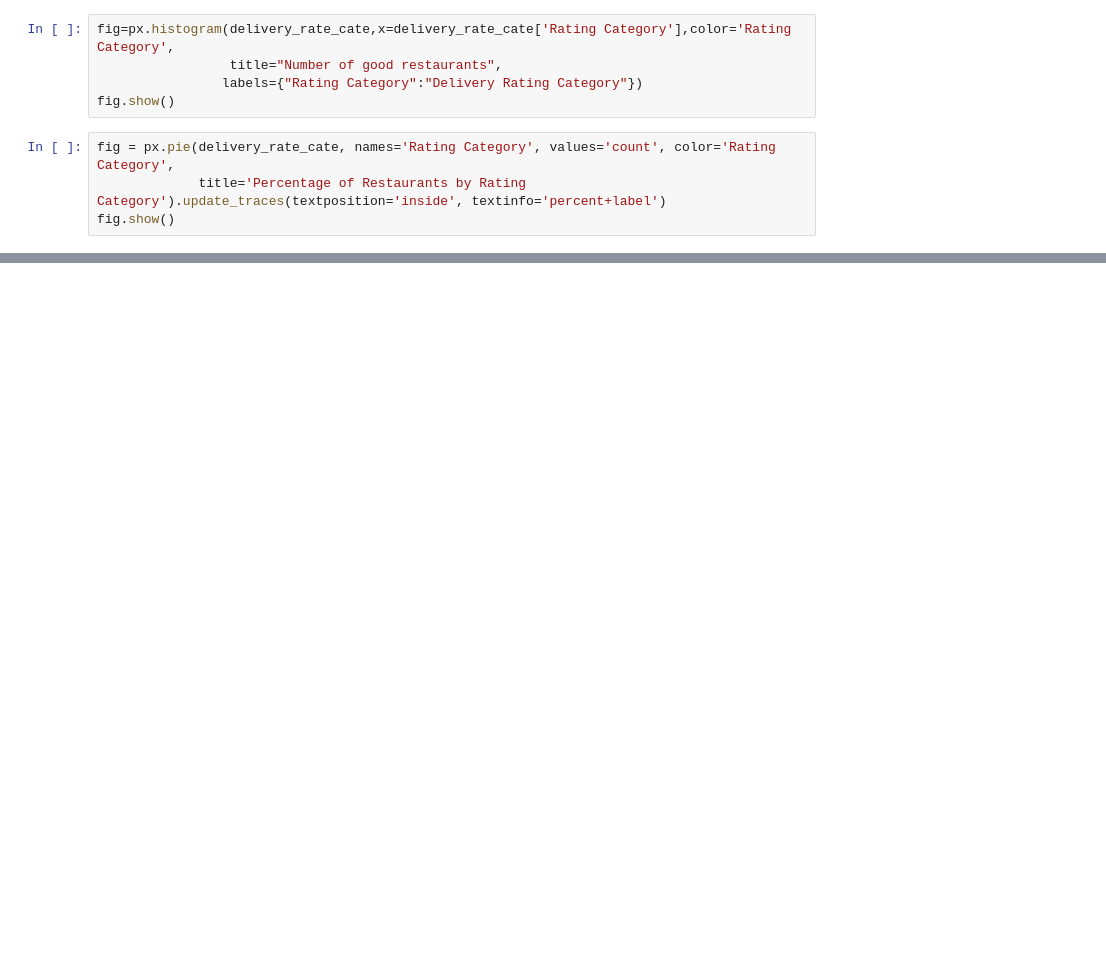
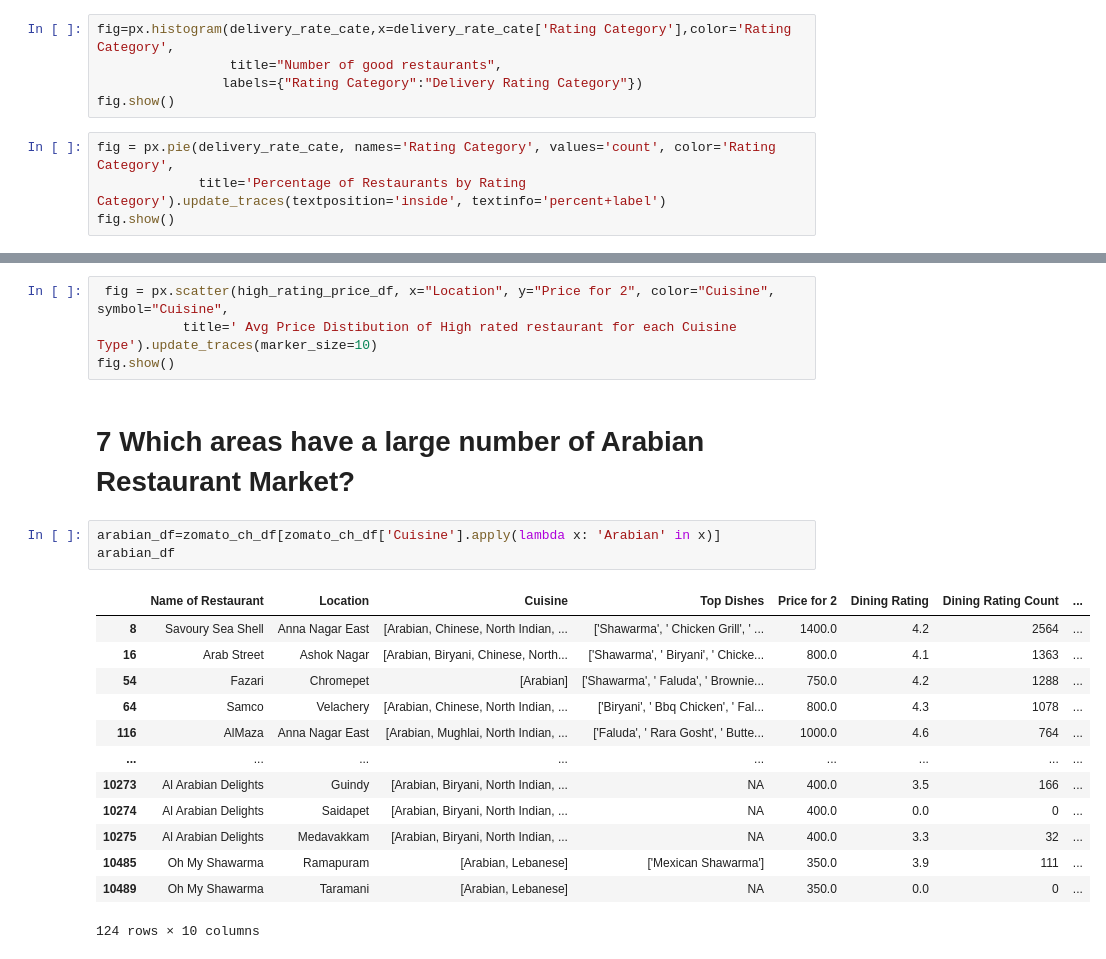
Before and after one commit to DayanaSpenzer/Data-Visualization, a Jupyter notebook: Zomato_Chennai.ipynb, the cells around one changed output, grey strips where cells are left out. Cells and saved outputs as stored; diff of their text form; blank space fills up the shorter version.

```diff
--- a/Zomato_Chennai.ipynb
+++ b/Zomato_Chennai.ipynb
@@ -350,0 +453,23 @@ fig.show()
+# %%
+ fig = px.scatter(high_rating_price_df, x="Location", y="Price for 2", color="Cuisine", symbol="Cuisine",
+           title=' Avg Price Distibution of High rated restaurant for each Cuisine Type').update_traces(marker_size=10)
+fig.show()
+# %% [markdown]
+# 7 Which areas have a large number of Arabian Restaurant Market?
+# %%
+arabian_df=zomato_ch_df[zomato_ch_df['Cuisine'].apply(lambda x: 'Arabian' in x)]
+arabian_df
+# %% [output]
+|  | Name of Restaurant | Location | Cuisine | Top Dishes | Price for 2 | Dining Rating | Dining Rating Count | ... |
+| 8 | Savoury Sea Shell | Anna Nagar East | [Arabian, Chinese, North Indian, ... | ['Shawarma', ' Chicken Grill', ' ... | 1400.0 | 4.2 | 2564 | ... |
+| 16 | Arab Street | Ashok Nagar | [Arabian, Biryani, Chinese, North... | ['Shawarma', ' Biryani', ' Chicke... | 800.0 | 4.1 | 1363 | ... |
+| 54 | Fazari | Chromepet | [Arabian] | ['Shawarma', ' Faluda', ' Brownie... | 750.0 | 4.2 | 1288 | ... |
+| 64 | Samco | Velachery | [Arabian, Chinese, North Indian, ... | ['Biryani', ' Bbq Chicken', ' Fal... | 800.0 | 4.3 | 1078 | ... |
+| 116 | AlMaza | Anna Nagar East | [Arabian, Mughlai, North Indian, ... | ['Faluda', ' Rara Gosht', ' Butte... | 1000.0 | 4.6 | 764 | ... |
+| ... | ... | ... | ... | ... | ... | ... | ... | ... |
+| 10273 | Al Arabian Delights | Guindy | [Arabian, Biryani, North Indian, ... | NA | 400.0 | 3.5 | 166 | ... |
+| 10274 | Al Arabian Delights | Saidapet | [Arabian, Biryani, North Indian, ... | NA | 400.0 | 0.0 | 0 | ... |
+| 10275 | Al Arabian Delights | Medavakkam | [Arabian, Biryani, North Indian, ... | NA | 400.0 | 3.3 | 32 | ... |
+| 10485 | Oh My Shawarma | Ramapuram | [Arabian, Lebanese] | ['Mexican Shawarma'] | 350.0 | 3.9 | 111 | ... |
+| 10489 | Oh My Shawarma | Taramani | [Arabian, Lebanese] | NA | 350.0 | 0.0 | 0 | ... |
+124 rows × 10 columns
```
Also changed, not shown: parts of 40 cells of this notebook.
